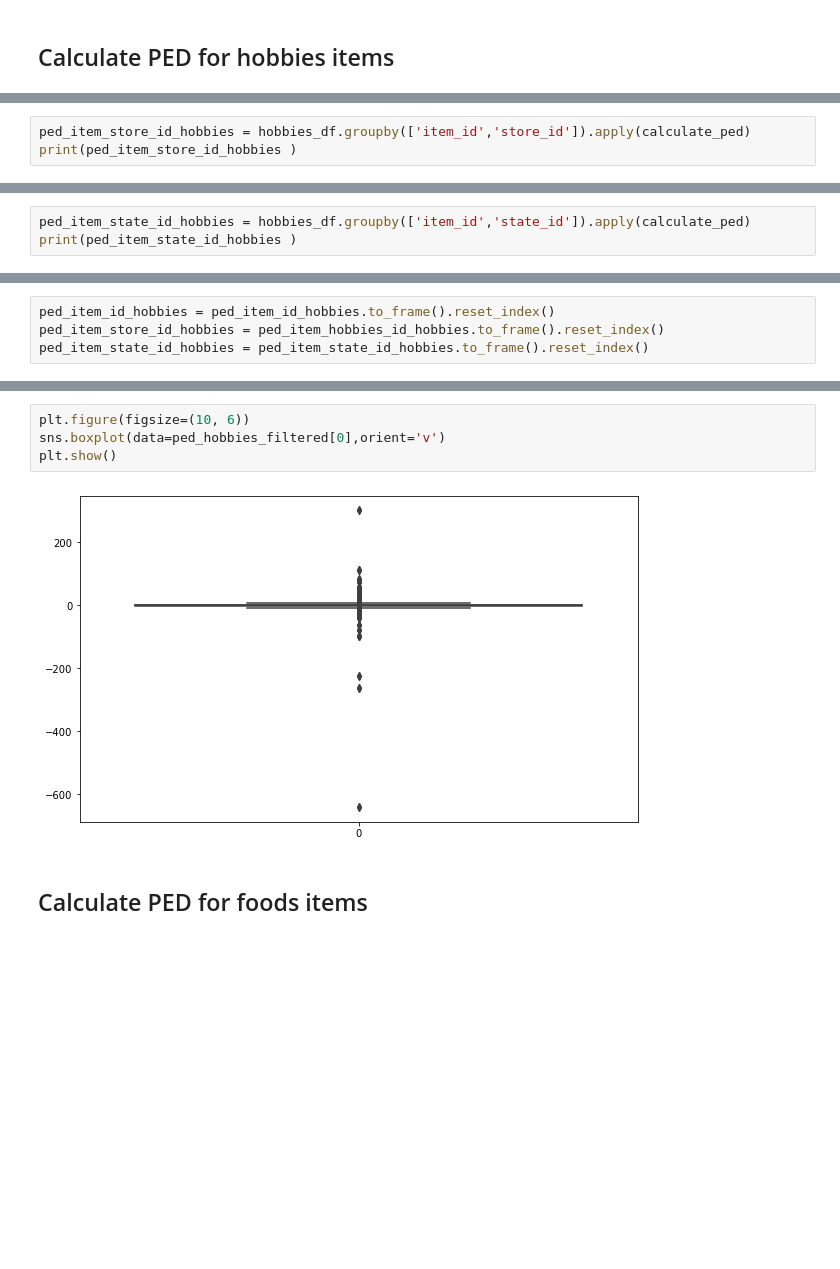
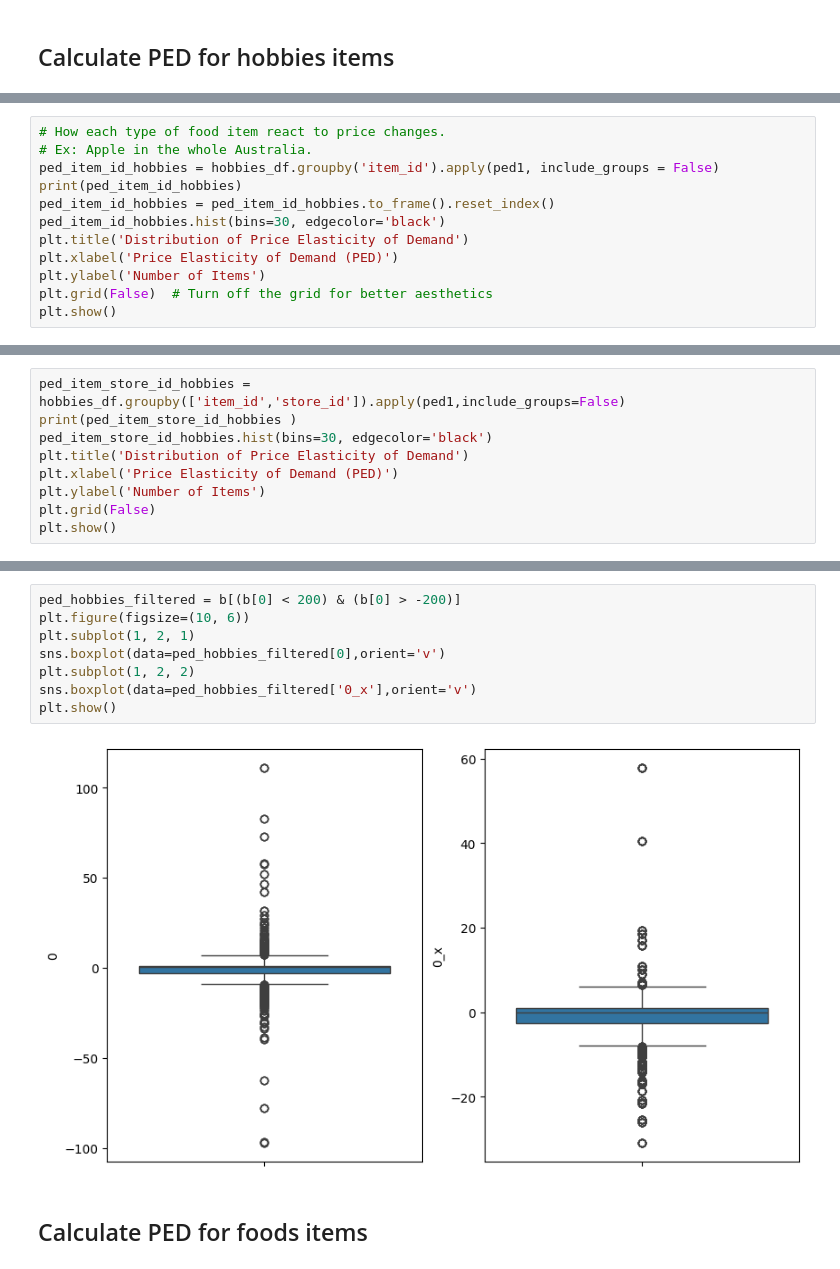
Before and after one commit to aaronmonash24/FYP, a Jupyter notebook: Data Analysis/PED.ipynb, the cells around one changed output, grey strips where cells are left out. Drawn from its saved outputs; the diff is of its cells as text; blank space fills up the shorter version.

Commit message:
Add visualisation for PED on different hierarchy

```diff
--- a/Data Analysis/PED.ipynb
+++ b/Data Analysis/PED.ipynb
@@ -320,0 +197,12 @@ dtype: float64
+# %%
+# How each type of food item react to price changes.
+# Ex: Apple in the whole Australia.
+ped_item_id_hobbies = hobbies_df.groupby('item_id').apply(ped1, include_groups = False)
+print(ped_item_id_hobbies)
+ped_item_id_hobbies = ped_item_id_hobbies.to_frame().reset_index()
+ped_item_id_hobbies.hist(bins=30, edgecolor='black')
+plt.title('Distribution of Price Elasticity of Demand')
+plt.xlabel('Price Elasticity of Demand (PED)')
+plt.ylabel('Number of Items')
+plt.grid(False)  # Turn off the grid for better aesthetics
+plt.show()
@@ -321,4 +224,10 @@ dtype: float64
 # %%
-ped_item_store_id_hobbies = hobbies_df.groupby(['item_id','store_id']).apply(calculate_ped)
+ped_item_store_id_hobbies = hobbies_df.groupby(['item_id','store_id']).apply(ped1,include_groups=False)
 print(ped_item_store_id_hobbies )
+ped_item_store_id_hobbies.hist(bins=30, edgecolor='black')
+plt.title('Distribution of Price Elasticity of Demand')
+plt.xlabel('Price Elasticity of Demand (PED)')
+plt.ylabel('Number of Items')
+plt.grid(False)
+plt.show()
 # %% [output]
@@ -338,3 +234,0 @@ Length: 5650, dtype: float64
-# %%
-ped_item_state_id_hobbies = hobbies_df.groupby(['item_id','state_id']).apply(calculate_ped)
-print(ped_item_state_id_hobbies )
@@ -355,6 +235,2 @@ Length: 1695, dtype: float64
-# %%
-ped_item_id_hobbies = ped_item_id_hobbies.to_frame().reset_index()
-ped_item_store_id_hobbies = ped_item_hobbies_id_hobbies.to_frame().reset_index()
-ped_item_state_id_hobbies = ped_item_state_id_hobbies.to_frame().reset_index()
 # %%
 ped_item_store_id_hobbies['state_id'] = ped_item_store_id_hobbies['store_id'].str[:2]
@@ -385,9 +248,13 @@ ped_hobbies_filtered = b[(b[0] < 200) & (b[0] > -200)]
 # %%
+ped_hobbies_filtered = b[(b[0] < 200) & (b[0] > -200)]
 plt.figure(figsize=(10, 6))
+plt.subplot(1, 2, 1)
 sns.boxplot(data=ped_hobbies_filtered[0],orient='v')
+plt.subplot(1, 2, 2)
+sns.boxplot(data=ped_hobbies_filtered['0_x'],orient='v')
 plt.show()
 # %% [output]
-[figure, old version]
+[figure, new version]
 # %% [markdown]
 ## Calculate PED for foods items
 # %%
```
Also changed, not shown: parts of 73 cells of this notebook, 1 other file.
